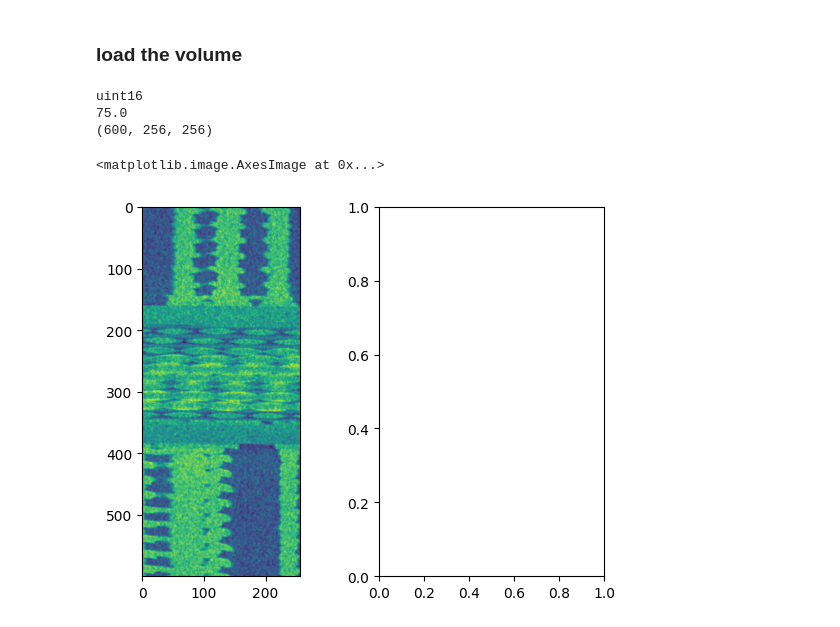
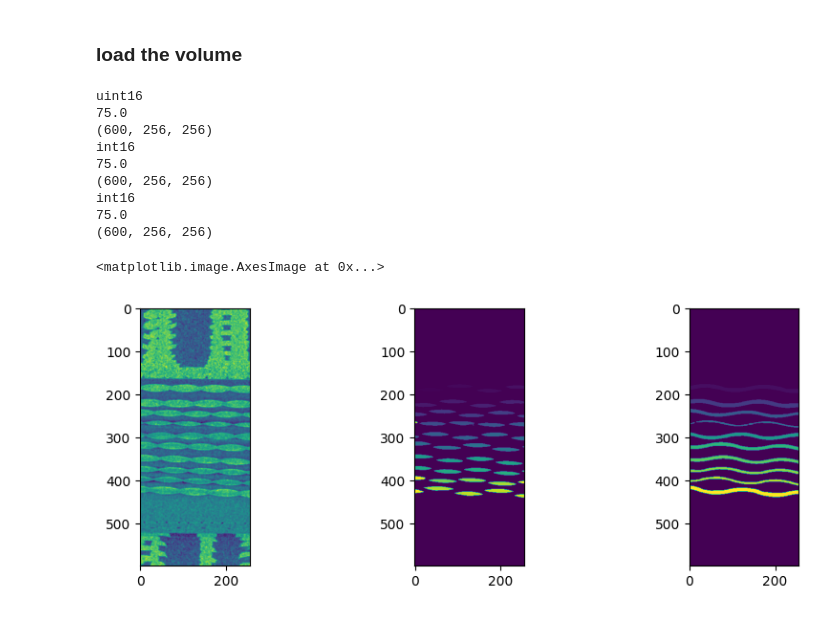
Before and after one commit to choROPeNt/3dseg, a Jupyter notebook: notebooks/02_convert_nrrd2h5.ipynb, the cells around one changed output. Cells and saved outputs as stored; diff of their text form; code cells hidden in the pictures.

```diff
--- a/notebooks/02_convert_nrrd2h5.ipynb
+++ b/notebooks/02_convert_nrrd2h5.ipynb
@@ -6,26 +5,41 @@ import nrrd
 import h5py as h5
 import matplotlib.pyplot as plt
 # %%
-path = "../data/BIIAX/"
+path = "/Users/christian/Nextcloud/06_students/SHK/SHK_Lars_Kleinkop/exchange/285_10-layer/volumes/00/rand_subvolume/"
+
+vol_file = "285_10-layer_00_1.vol.nrrd"
+seg_file0 = "285_10-layer_00_1.fill.24_06_03.seg.nrrd"
+seg_file1 = "285_10-layer_00_1.weft.24_06_03.seg.nrrd"
 
 
-vol_file = "285_10-layer_01_1.nrrd"
-# seg_file = "160_10-layer_0055_prediction24_02_06.seg.nrrd"
-assert os.path.exists(os.path.join(path,vol_file)) #and os.path.exists(os.path.join(path,seg_file))
+assert os.path.exists(os.path.join(path,vol_file))
+assert os.path.exists(os.path.join(path,seg_file0))
+assert os.path.exists(os.path.join(path,seg_file1))
 # %% [markdown]
 ### load the volume
 # %%
 vol , header = nrrd.read(os.path.join(path,vol_file))
-# seg , header_seg = nrrd.read(os.path.join(path,seg_file))
+seg_fill , header_seg = nrrd.read(os.path.join(path,seg_file0))
+seg_weft , header_seg = nrrd.read(os.path.join(path,seg_file1))
 # %%
 print(vol.dtype)
 print(vol.nbytes/1024**2)
 print(vol.shape)
 
-# print(seg.dtype)
-# print(seg.nbytes/1024**2)
-# print(seg.shape)
+print(seg_fill.dtype)
+print(seg_fill.nbytes/1024**2)
+print(seg_fill.shape)
+
+print(seg_weft.dtype)
+print(seg_weft.nbytes/1024**2)
+print(seg_weft.shape)
 # %% [output]
 uint16
 75.0
 (600, 256, 256)
+int16
+75.0
+(600, 256, 256)
+int16
+75.0
+(600, 256, 256)
@@ -35,10 +46,10 @@ vol_new = vol
-# %%
-
-
-fig, axs = plt.subplots(1,2)
-
-axs[0].imshow(vol[:,:,108])
-# axs[1].imshow(seg[:,:,108])
-# %% [output]
-<matplotlib.image.AxesImage at 0x...>
-[figure, removed]
+# %%
+fig, axs = plt.subplots(1,3,figsize=(3*3.5,3.5))
+
+axs[0].imshow(vol[:,:,18])
+
+axs[1].imshow(seg_weft[:,:,18]) ## weft index 1
+axs[2].imshow(seg_fill[:,:,18]) ## fill index 2
+# %% [output]
+<matplotlib.image.AxesImage at 0x...>
+[figure, added]
```
Also changed, not shown: parts of 13 cells of this notebook.
